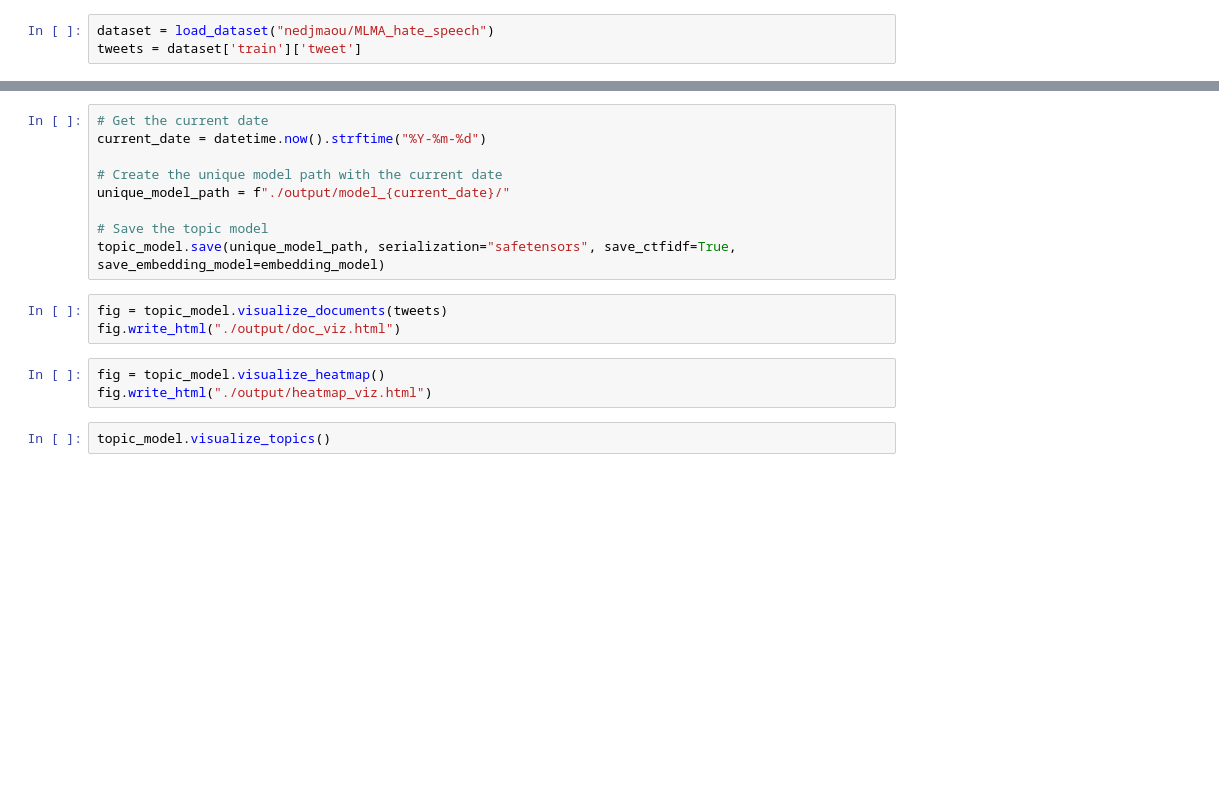
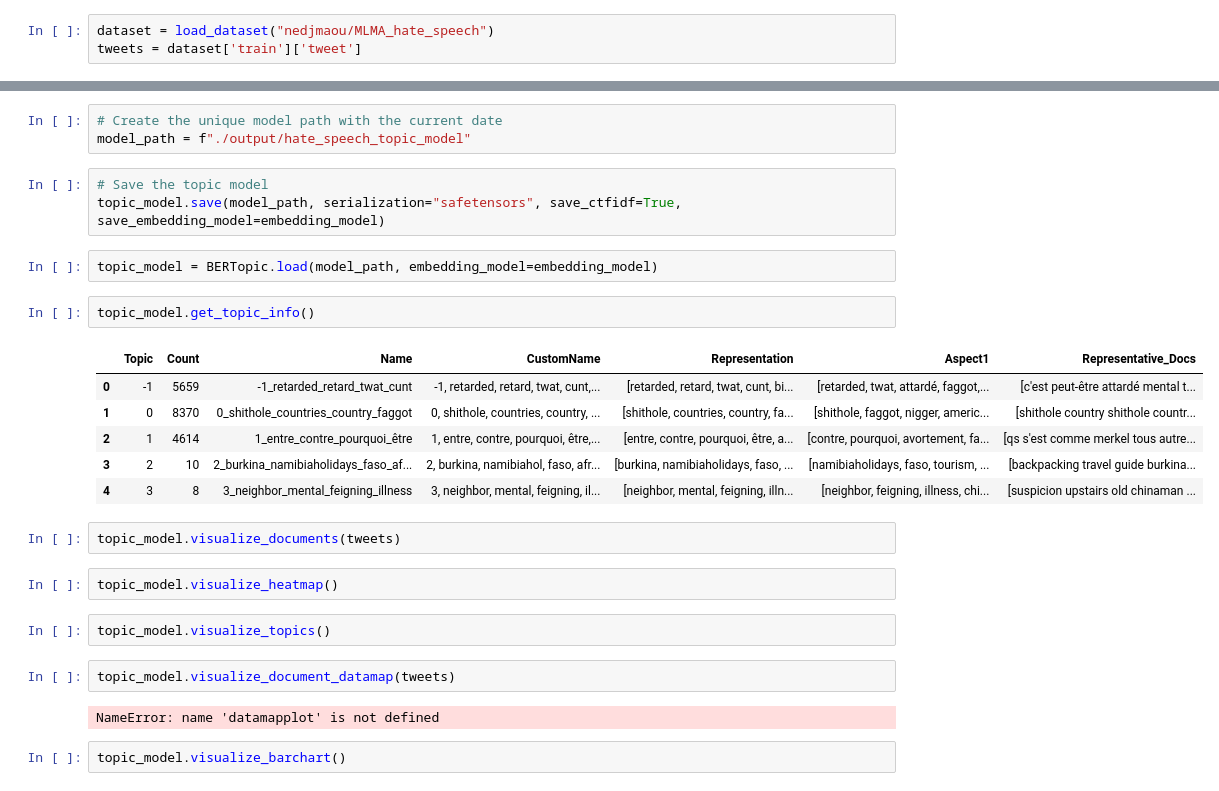
Before and after one commit to Hevia/DataMatters, a Jupyter notebook: topic_modeling.ipynb, the cells around one changed output, grey strips where cells are left out. Drawn from its saved outputs; the diff is of its cells as text; blank space fills up the shorter version.

Commit message:
improvements to word2vec and topic model preprocessing

```diff
--- a/topic_modeling.ipynb
+++ b/topic_modeling.ipynb
@@ -67,17 +108,29 @@ topic_model.custom_labels_
+# %%
+# Create the unique model path with the current date
+model_path = f"./output/hate_speech_topic_model"
 # %%
-# Get the current date
-current_date = datetime.now().strftime("%Y-%m-%d")
-
-# Create the unique model path with the current date
-unique_model_path = f"./output/model_{current_date}/"
-
 # Save the topic model
-topic_model.save(unique_model_path, serialization="safetensors", save_ctfidf=True, save_embedding_model=embedding_model)
+topic_model.save(model_path, serialization="safetensors", save_ctfidf=True, save_embedding_model=embedding_model)
-# %%
-fig = topic_model.visualize_documents(tweets)
-fig.write_html("./output/doc_viz.html")
-# %%
-fig = topic_model.visualize_heatmap()
-fig.write_html("./output/heatmap_viz.html")
+# %%
+topic_model = BERTopic.load(model_path, embedding_model=embedding_model)
+# %%
+topic_model.get_topic_info()
+# %% [output]
+|  | Topic | Count | Name | CustomName | Representation | Aspect1 | Representative_Docs |
+| 0 | -1 | 5659 | -1_retarded_retard_twat_cunt | -1, retarded, retard, twat, cunt,... | [retarded, retard, twat, cunt, bi... | [retarded, twat, attardé, faggot,... | [c'est peut-être attardé mental t... |
+| 1 | 0 | 8370 | 0_shithole_countries_country_faggot | 0, shithole, countries, country, ... | [shithole, countries, country, fa... | [shithole, faggot, nigger, americ... | [shithole country shithole countr... |
+| 2 | 1 | 4614 | 1_entre_contre_pourquoi_être | 1, entre, contre, pourquoi, être,... | [entre, contre, pourquoi, être, a... | [contre, pourquoi, avortement, fa... | [qs s'est comme merkel tous autre... |
+| 3 | 2 | 10 | 2_burkina_namibiaholidays_faso_af... | 2, burkina, namibiahol, faso, afr... | [burkina, namibiaholidays, faso, ... | [namibiaholidays, faso, tourism, ... | [backpacking travel guide burkina... |
+| 4 | 3 | 8 | 3_neighbor_mental_feigning_illness | 3, neighbor, mental, feigning, il... | [neighbor, mental, feigning, illn... | [neighbor, feigning, illness, chi... | [suspicion upstairs old chinaman ... |
+# %%
+topic_model.visualize_documents(tweets)
+# %%
+topic_model.visualize_heatmap()
 # %%
 topic_model.visualize_topics()
+# %%
+topic_model.visualize_document_datamap(tweets)
+# %% [output]
+NameError: name 'datamapplot' is not defined
+# %%
+topic_model.visualize_barchart()
```
Also changed, not shown: parts of 9 cells of this notebook, 24 other files.
